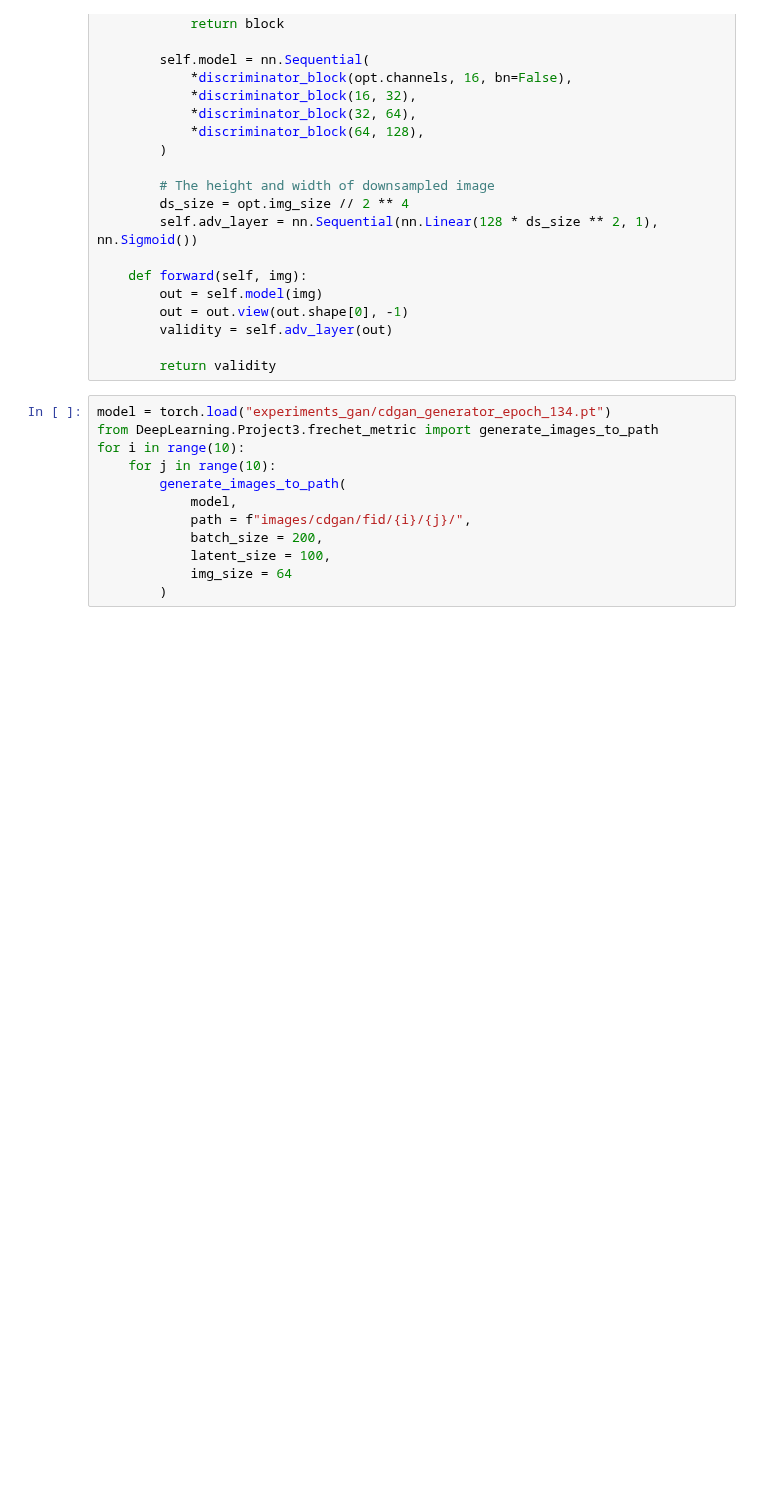
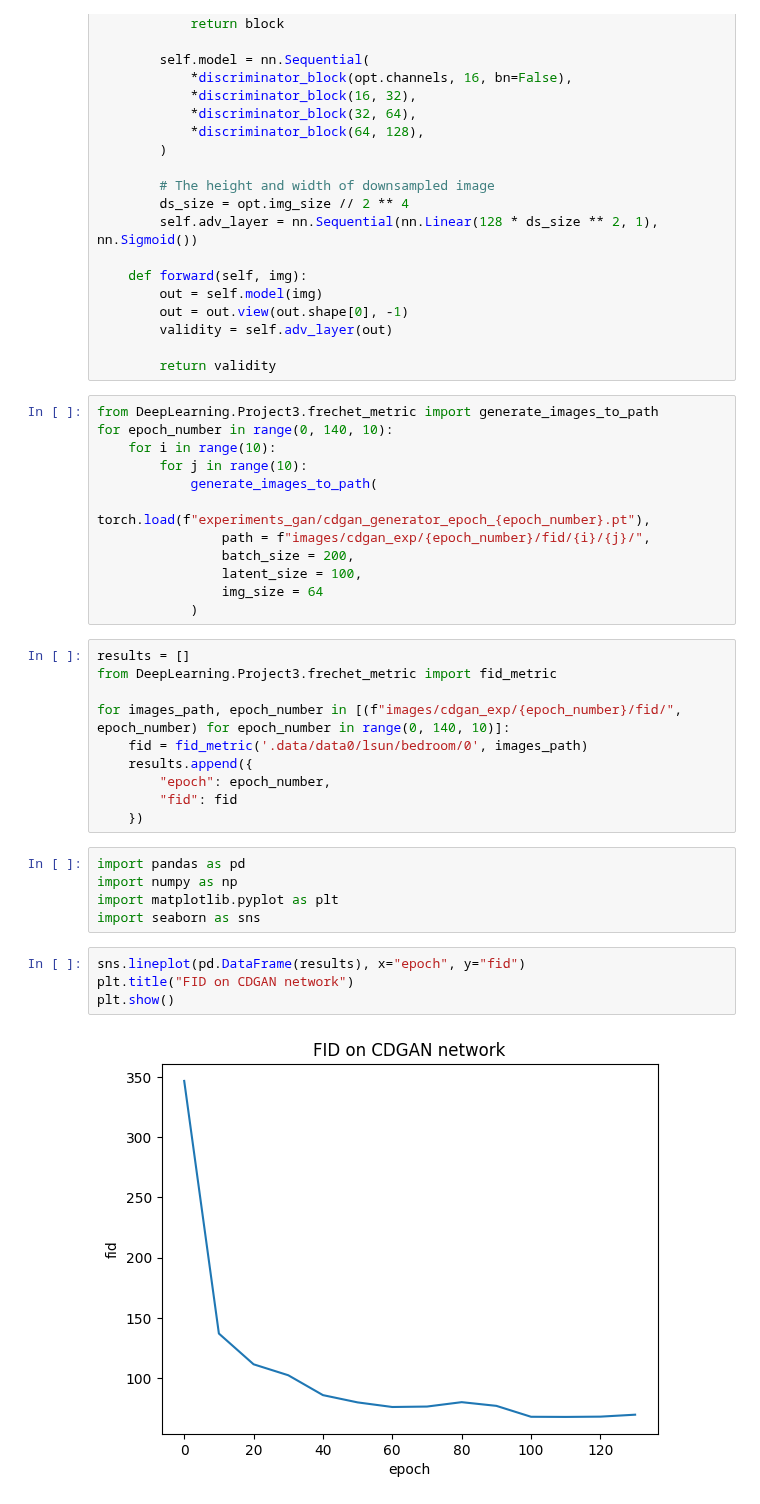
Before and after one commit to jakfol1217/DeepLearning, a Jupyter notebook: Project3/CD-GAN - FID.ipynb, the cells around one changed output. Cells and saved outputs as stored; diff of their text form; blank space fills up the shorter version.

```diff
--- a/Project3/CD-GAN - FID.ipynb
+++ b/Project3/CD-GAN - FID.ipynb
@@ -93,14 +93,35 @@ class Discriminator(nn.Module):
 
         return validity
 # %%
-model = torch.load("experiments_gan/cdgan_generator_epoch_134.pt")
 from DeepLearning.Project3.frechet_metric import generate_images_to_path
-for i in range(10):
-    for j in range(10):
-        generate_images_to_path(
-            model,
-            path = f"images/cdgan/fid/{i}/{j}/",
-            batch_size = 200,
-            latent_size = 100,
-            img_size = 64
-        )
+for epoch_number in range(0, 140, 10):
+    for i in range(10):
+        for j in range(10):
+            generate_images_to_path(
+                torch.load(f"experiments_gan/cdgan_generator_epoch_{epoch_number}.pt"),
+                path = f"images/cdgan_exp/{epoch_number}/fid/{i}/{j}/",
+                batch_size = 200,
+                latent_size = 100,
+                img_size = 64
+            )
+# %%
+results = []
+from DeepLearning.Project3.frechet_metric import fid_metric
+
+for images_path, epoch_number in [(f"images/cdgan_exp/{epoch_number}/fid/", epoch_number) for epoch_number in range(0, 140, 10)]:
+    fid = fid_metric('.data/data0/lsun/bedroom/0', images_path)
+    results.append({
+        "epoch": epoch_number,
+        "fid": fid
+    })
+# %%
+import pandas as pd
+import numpy as np
+import matplotlib.pyplot as plt
+import seaborn as sns
+# %%
+sns.lineplot(pd.DataFrame(results), x="epoch", y="fid")
+plt.title("FID on CDGAN network")
+plt.show()
+# %% [output]
+[figure, added]
```
Also changed, not shown: 1 other file.
